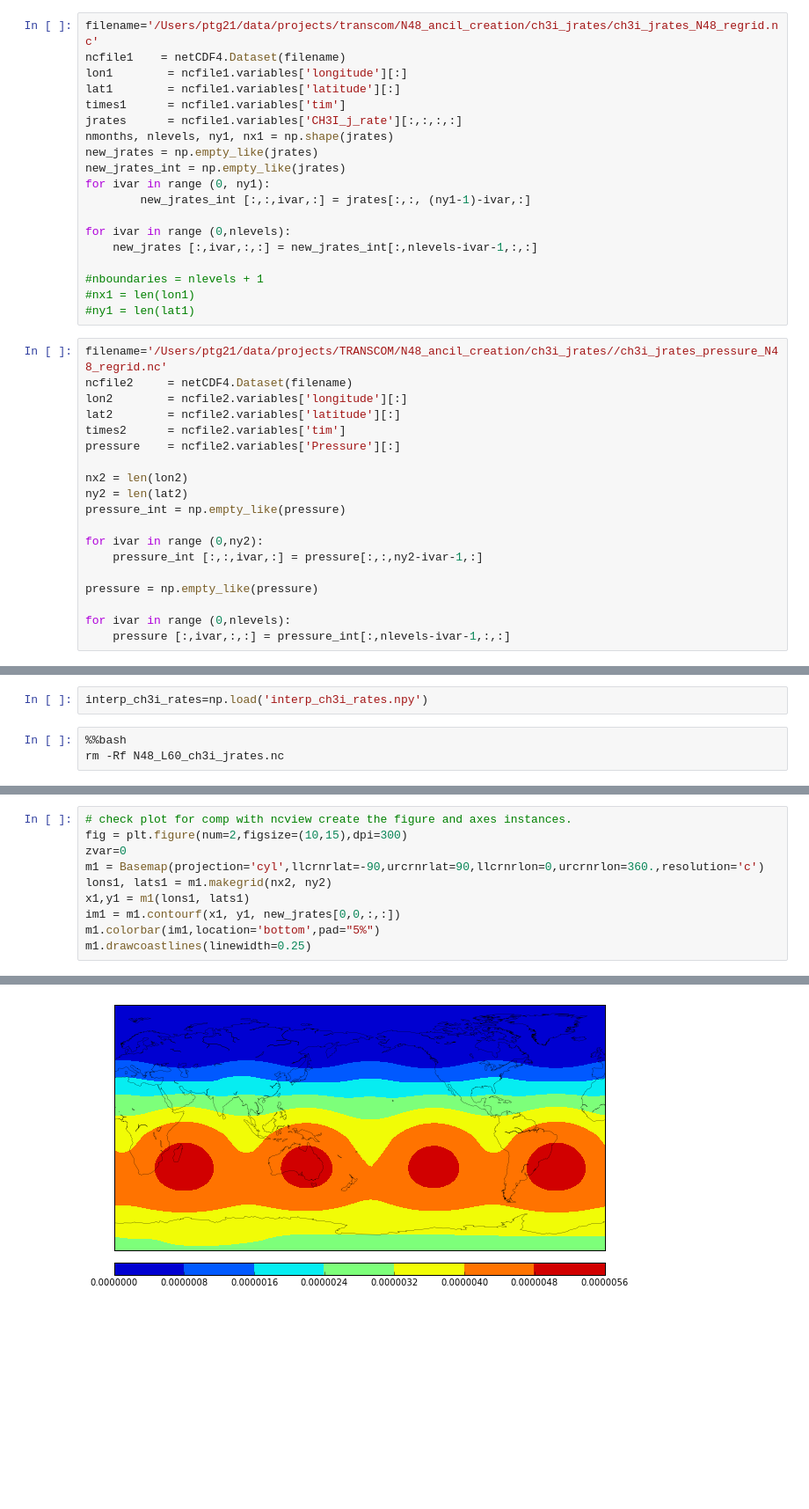
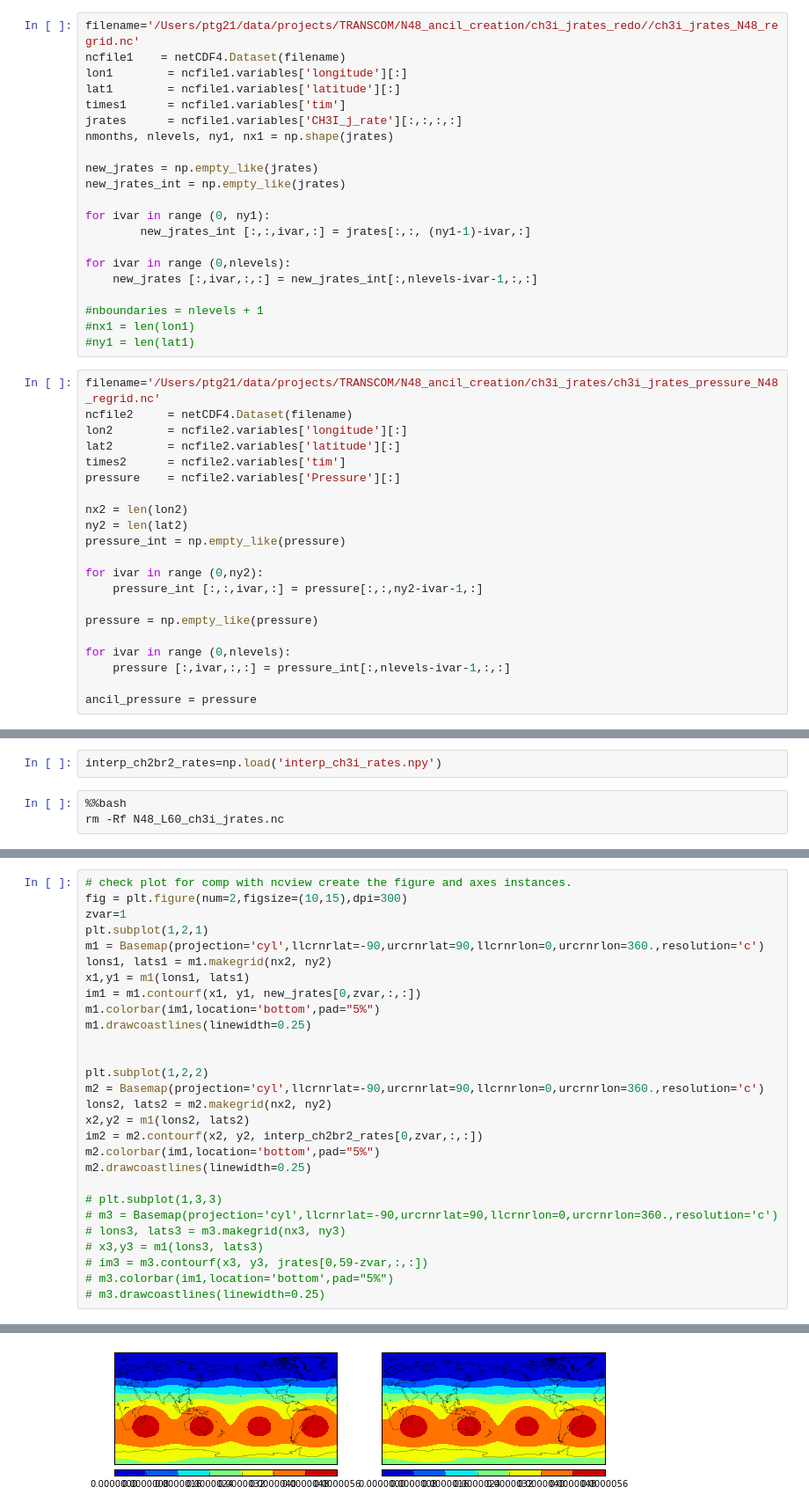
Before and after one commit to paultgriffiths/transcom_work, a Jupyter notebook: N48_ancil_creation/ch3i_jrates/interp_ch3i_jrates_onto_N48L60.ipynb, the cells around one changed output, grey strips where cells are left out. Shown: that part at 88% size. Cells and saved outputs as stored; diff of their text form; blank space fills up the shorter version.

Commit message:
restructure directories to remove data files
tidy up so as to move output data out of git controlled directories

```diff
--- a/N48_ancil_creation/ch3i_jrates/interp_ch3i_jrates_onto_N48L60.ipynb
+++ b/N48_ancil_creation/ch3i_jrates/interp_ch3i_jrates_onto_N48L60.ipynb
@@ -16,15 +16,17 @@ import netCDF4
 from matplotlib.ticker import MultipleLocator
 from scipy.interpolate import *
 # %%
-filename='/Users/ptg21/data/projects/transcom/N48_ancil_creation/ch3i_jrates/ch3i_jrates_N48_regrid.nc'
+filename='/Users/ptg21/data/projects/TRANSCOM/N48_ancil_creation/ch3i_jrates_redo//ch3i_jrates_N48_regrid.nc'
 ncfile1    = netCDF4.Dataset(filename)
 lon1        = ncfile1.variables['longitude'][:]
 lat1        = ncfile1.variables['latitude'][:]
 times1      = ncfile1.variables['tim']
 jrates      = ncfile1.variables['CH3I_j_rate'][:,:,:,:]
 nmonths, nlevels, ny1, nx1 = np.shape(jrates)
+
 new_jrates = np.empty_like(jrates)
 new_jrates_int = np.empty_like(jrates)
+
 for ivar in range (0, ny1):
         new_jrates_int [:,:,ivar,:] = jrates[:,:, (ny1-1)-ivar,:]
 
@@ -35,7 +37,7 @@ for ivar in range (0,nlevels):
 #nx1 = len(lon1)
 #ny1 = len(lat1)
 # %%
-filename='/Users/ptg21/data/projects/TRANSCOM/N48_ancil_creation/ch3i_jrates//ch3i_jrates_pressure_N48_regrid.nc'
+filename='/Users/ptg21/data/projects/TRANSCOM/N48_ancil_creation/ch3i_jrates/ch3i_jrates_pressure_N48_regrid.nc'
 ncfile2     = netCDF4.Dataset(filename)
 lon2        = ncfile2.variables['longitude'][:]
 lat2        = ncfile2.variables['latitude'][:]
@@ -53,4 +55,6 @@ pressure = np.empty_like(pressure)
 
 for ivar in range (0,nlevels):
     pressure [:,ivar,:,:] = pressure_int[:,nlevels-ivar-1,:,:]
+
+ancil_pressure = pressure
 # %%
@@ -130,5 +166,5 @@ np.save('interp_ch3i_rates.npy',OHres_ht)
 # %%
-interp_ch3i_rates=np.load('interp_ch3i_rates.npy')
+interp_ch2br2_rates=np.load('interp_ch3i_rates.npy')
 # %%
 %%bash
 rm -Rf N48_L60_ch3i_jrates.nc
@@ -200,14 +236,32 @@ success
 # %%
 # check plot for comp with ncview create the figure and axes instances.
 fig = plt.figure(num=2,figsize=(10,15),dpi=300)
-zvar=0
+zvar=1
+plt.subplot(1,2,1)
 m1 = Basemap(projection='cyl',llcrnrlat=-90,urcrnrlat=90,llcrnrlon=0,urcrnrlon=360.,resolution='c')
 lons1, lats1 = m1.makegrid(nx2, ny2)
 x1,y1 = m1(lons1, lats1)
-im1 = m1.contourf(x1, y1, new_jrates[0,0,:,:])
+im1 = m1.contourf(x1, y1, new_jrates[0,zvar,:,:])
 m1.colorbar(im1,location='bottom',pad="5%")
 m1.drawcoastlines(linewidth=0.25)
+
+
+plt.subplot(1,2,2)
+m2 = Basemap(projection='cyl',llcrnrlat=-90,urcrnrlat=90,llcrnrlon=0,urcrnrlon=360.,resolution='c')
+lons2, lats2 = m2.makegrid(nx2, ny2)
+x2,y2 = m1(lons2, lats2)
+im2 = m2.contourf(x2, y2, interp_ch2br2_rates[0,zvar,:,:])
+m2.colorbar(im1,location='bottom',pad="5%")
+m2.drawcoastlines(linewidth=0.25)
+
+# plt.subplot(1,3,3)
+# m3 = Basemap(projection='cyl',llcrnrlat=-90,urcrnrlat=90,llcrnrlon=0,urcrnrlon=360.,resolution='c')
+# lons3, lats3 = m3.makegrid(nx3, ny3)
+# x3,y3 = m1(lons3, lats3)
+# im3 = m3.contourf(x3, y3, jrates[0,59-zvar,:,:])
+# m3.colorbar(im1,location='bottom',pad="5%")
+# m3.drawcoastlines(linewidth=0.25)
 # %% [output]
 <matplotlib.collections.LineCollection at 0x...>
-[figure, old version]
+[figure, new version]
 # %%
```
Also changed, not shown: parts of 8 cells of this notebook, 38 other files.
